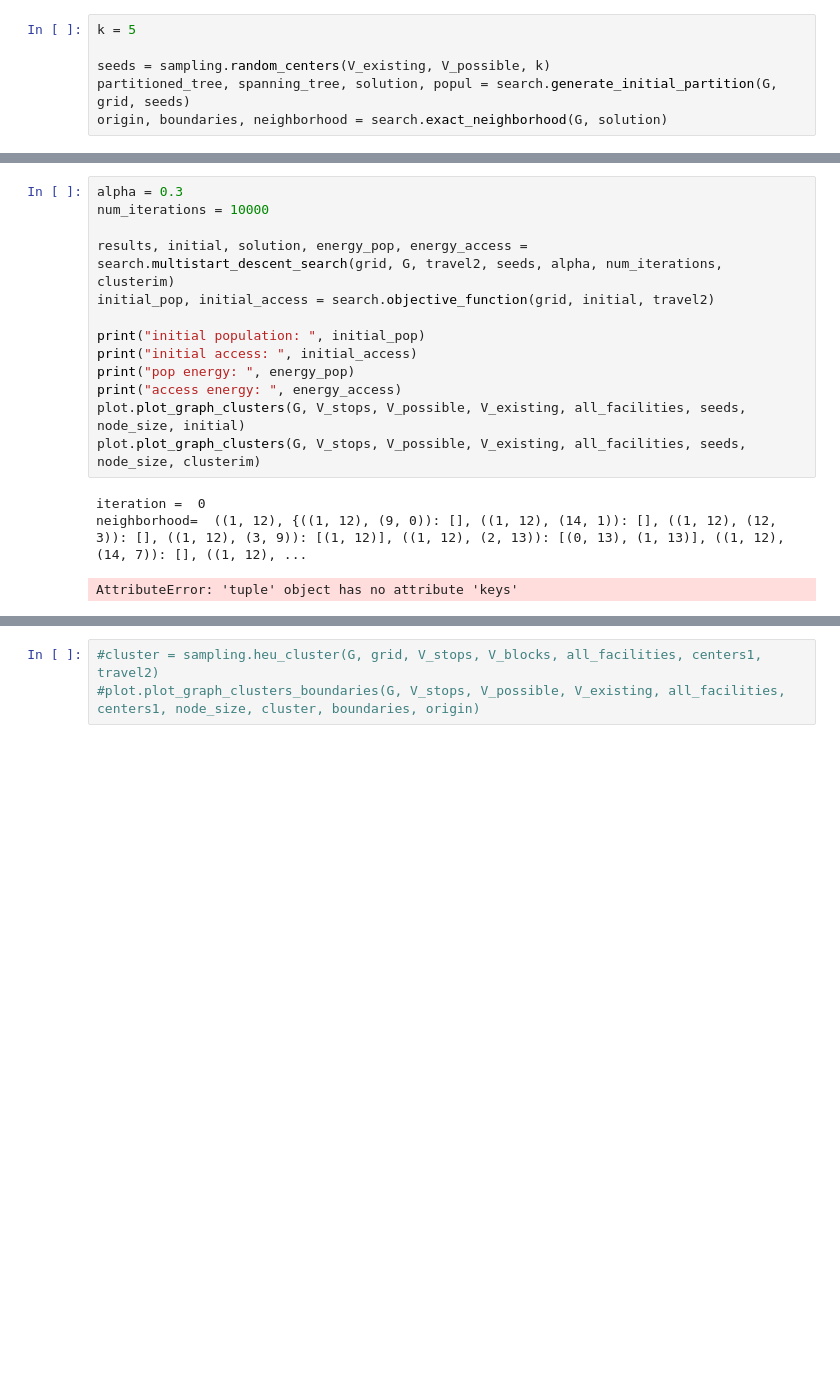
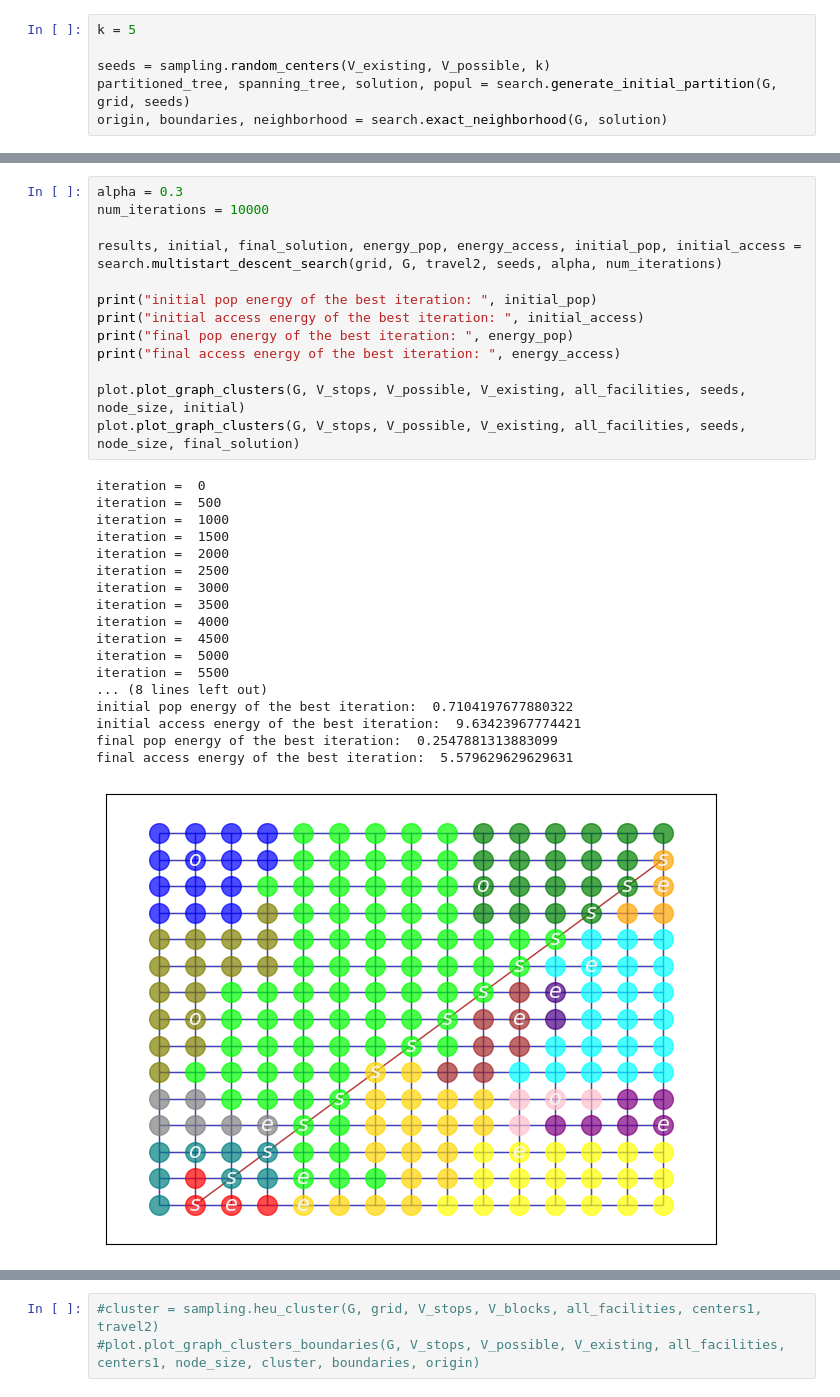
Before and after one commit to kirtisoglu/Chicago-ENCOUNTER-Network-Design, a Jupyter notebook: ricca/main2.ipynb, the cells around one changed output, grey strips where cells are left out. Saved outputs shown, nothing was run; the diff lists cells and outputs as text; blank space fills up the shorter version.

```diff
--- a/ricca/main2.ipynb
+++ b/ricca/main2.ipynb
@@ -153,17 +154,32 @@ plot.plot_graph_clusters_boundaries(partitioned_tree, V_stops, V_possible, V_exi
 # %%
 alpha = 0.3
 num_iterations = 10000
 
-results, initial, solution, energy_pop, energy_access = search.multistart_descent_search(grid, G, travel2, seeds, alpha, num_iterations, clusterim)
-initial_pop, initial_access = search.objective_function(grid, initial, travel2)
+results, initial, final_solution, energy_pop, energy_access, initial_pop, initial_access = search.multistart_descent_search(grid, G, travel2, seeds, alpha, num_iterations)
 
-print("initial population: ", initial_pop)
-print("initial access: ", initial_access)
-print("pop energy: ", energy_pop)
-print("access energy: ", energy_access)
+print("initial pop energy of the best iteration: ", initial_pop)
+print("initial access energy of the best iteration: ", initial_access)
+print("final pop energy of the best iteration: ", energy_pop)
+print("final access energy of the best iteration: ", energy_access)
+
 plot.plot_graph_clusters(G, V_stops, V_possible, V_existing, all_facilities, seeds, node_size, initial)
-plot.plot_graph_clusters(G, V_stops, V_possible, V_existing, all_facilities, seeds, node_size, clusterim)
+plot.plot_graph_clusters(G, V_stops, V_possible, V_existing, all_facilities, seeds, node_size, final_solution)
 # %% [output]
 iteration =  0
-neighborhood=  ((1, 12), {((1, 12), (9, 0)): [], ((1, 12), (14, 1)): [], ((1, 12), (12, 3)): [], ((1, 12), (3, 9)): [(1, 12)], ((1, 12), (2, 13)): [(0, 13), (1, 13)], ((1, 12), (14, 7)): [], ((1, 12), ...
+iteration =  500
+iteration =  1000
+iteration =  1500
+iteration =  2000
+iteration =  2500
+iteration =  3000
+iteration =  3500
+iteration =  4000
+iteration =  4500
+iteration =  5000
+iteration =  5500
+... (8 lines left out)
+initial pop energy of the best iteration:  0.7104197677880322
+initial access energy of the best iteration:  9.63423967774421
+final pop energy of the best iteration:  0.2547881313883099
+final access energy of the best iteration:  5.579629629629631
-AttributeError: 'tuple' object has no attribute 'keys'
+[figure, added]
```
Also changed, not shown: parts of 16 cells of this notebook, 3 other files.
